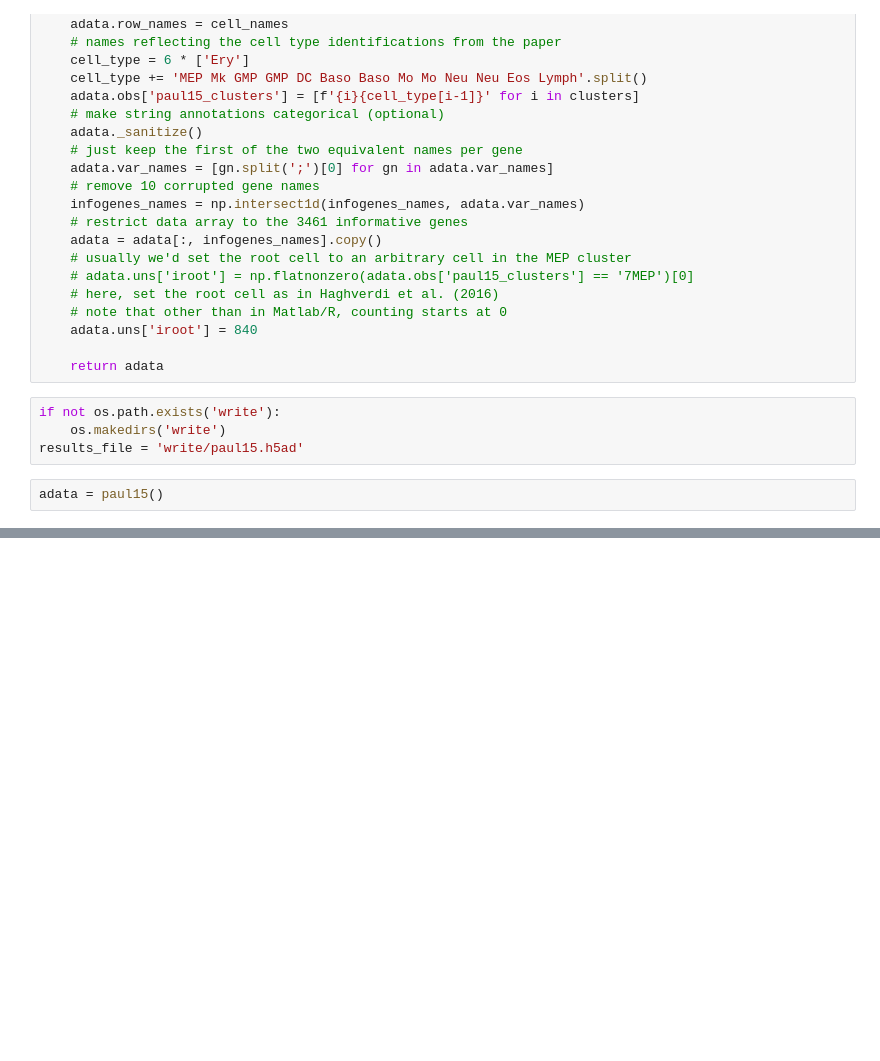
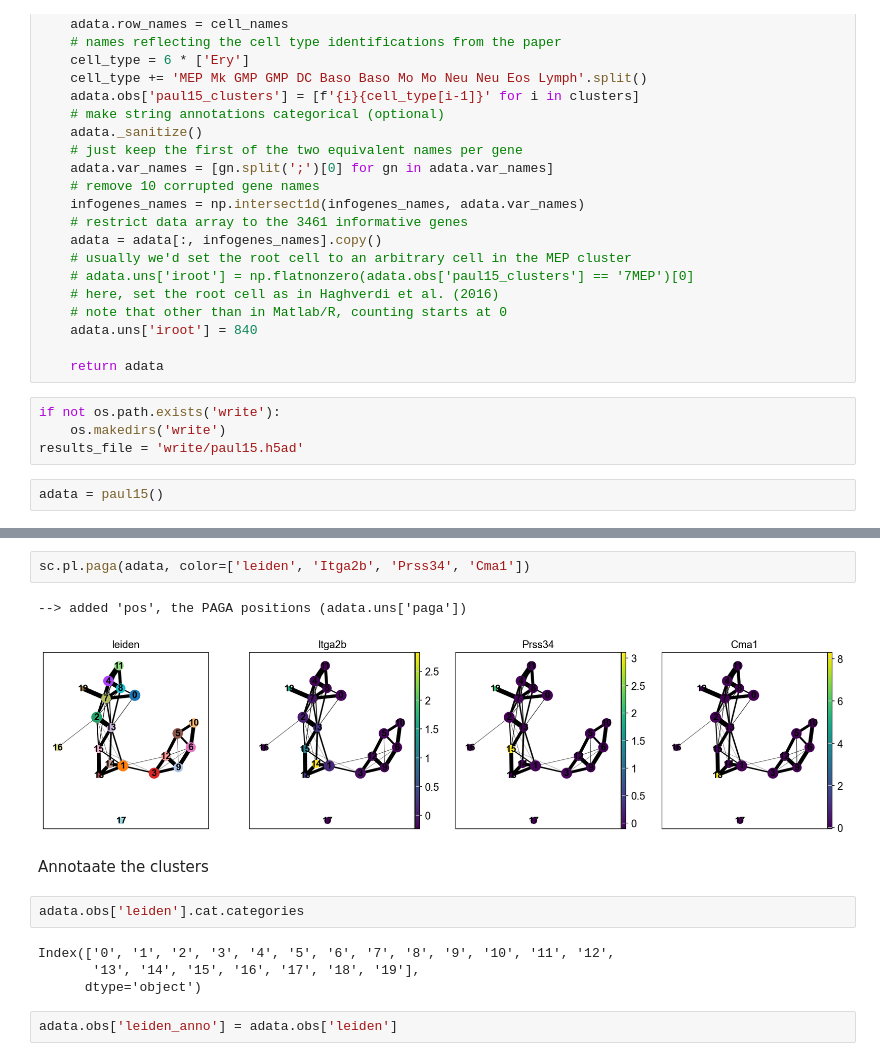
Before and after one commit to cliburn/learn-immune-ds, a Jupyter notebook: rna-seq/Pseudotime analysis.ipynb, the cells around one changed output, grey strips where cells are left out. Drawn from its saved outputs; the diff is of its cells as text; blank space fills up the shorter version.

```diff
--- a/rna-seq/Pseudotime analysis.ipynb
+++ b/rna-seq/Pseudotime analysis.ipynb
@@ -73,0 +149,15 @@ adata = paul15()
+# %%
+sc.pl.paga(adata, color=['leiden', 'Itga2b', 'Prss34', 'Cma1'])
+# %% [output]
+--> added 'pos', the PAGA positions (adata.uns['paga'])
+[figure, added]
+# %% [markdown]
+Annotaate the clusters
+# %%
+adata.obs['leiden'].cat.categories
+# %% [output]
+Index(['0', '1', '2', '3', '4', '5', '6', '7', '8', '9', '10', '11', '12',
+       '13', '14', '15', '16', '17', '18', '19'],
+      dtype='object')
+# %%
+adata.obs['leiden_anno'] = adata.obs['leiden']
```
Also changed, not shown: parts of 26 cells of this notebook.
